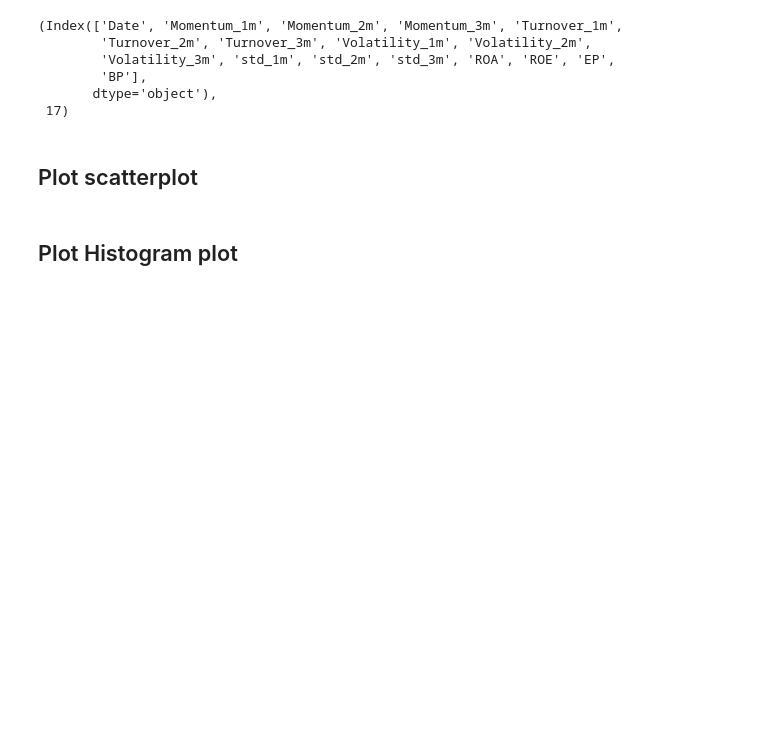
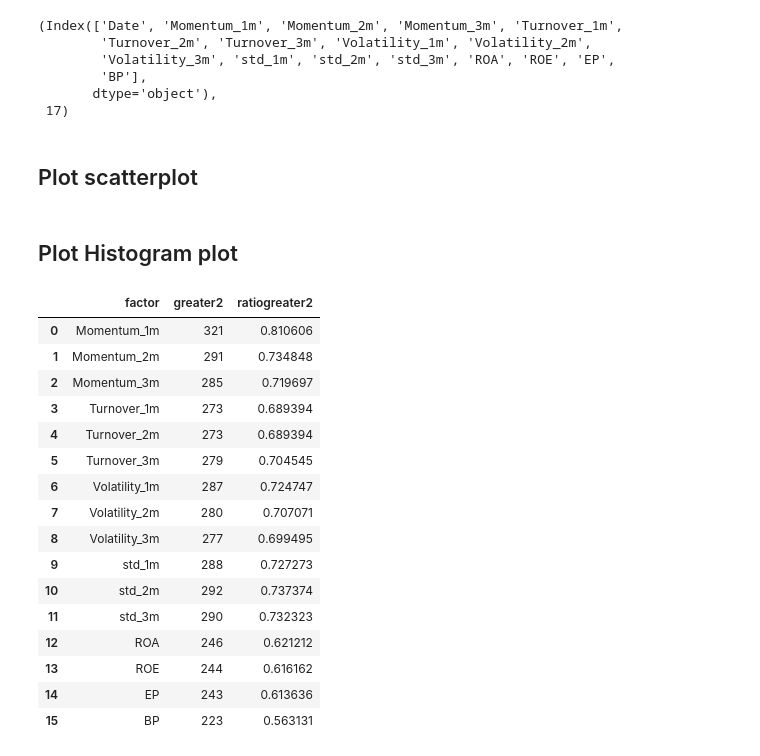
Before and after one commit to cathyw-3/DSA5205, a Jupyter notebook: Visualization for factors/Visualization for factors.ipynb, the cells around one changed output. Saved outputs shown, nothing was run; the diff lists cells and outputs as text; code cells hidden in the pictures; blank space fills up the shorter version.

```diff
--- a/Visualization for factors/Visualization for factors.ipynb
+++ b/Visualization for factors/Visualization for factors.ipynb
@@ -116,3 +116,24 @@ for u in range(15,17):
    u = fig5.add_trace(go.Histogram(x=data[list(data)[u]], name = list(data)[u],xbins = dict(size = 0.001)),row=1, col=u-14)
 
 fig5.update_layout(title='Value Factor',yaxis_title='Frequency',bargap=0.2, bargroupgap=0.1,height=600,width=1400).show()
+# %%
+data_1 = pd.read_csv('./single_factor_test.csv')
+data_1
+# %% [output]
+|  | factor | greater2 | ratiogreater2 |
+| 0 | Momentum_1m | 321 | 0.810606 |
+| 1 | Momentum_2m | 291 | 0.734848 |
+| 2 | Momentum_3m | 285 | 0.719697 |
+| 3 | Turnover_1m | 273 | 0.689394 |
+| 4 | Turnover_2m | 273 | 0.689394 |
+| 5 | Turnover_3m | 279 | 0.704545 |
+| 6 | Volatility_1m | 287 | 0.724747 |
+| 7 | Volatility_2m | 280 | 0.707071 |
+| 8 | Volatility_3m | 277 | 0.699495 |
+| 9 | std_1m | 288 | 0.727273 |
+| 10 | std_2m | 292 | 0.737374 |
+| 11 | std_3m | 290 | 0.732323 |
+| 12 | ROA | 246 | 0.621212 |
+| 13 | ROE | 244 | 0.616162 |
+| 14 | EP | 243 | 0.613636 |
+| 15 | BP | 223 | 0.563131 |
```
Also changed, not shown: parts of 8 cells of this notebook.
